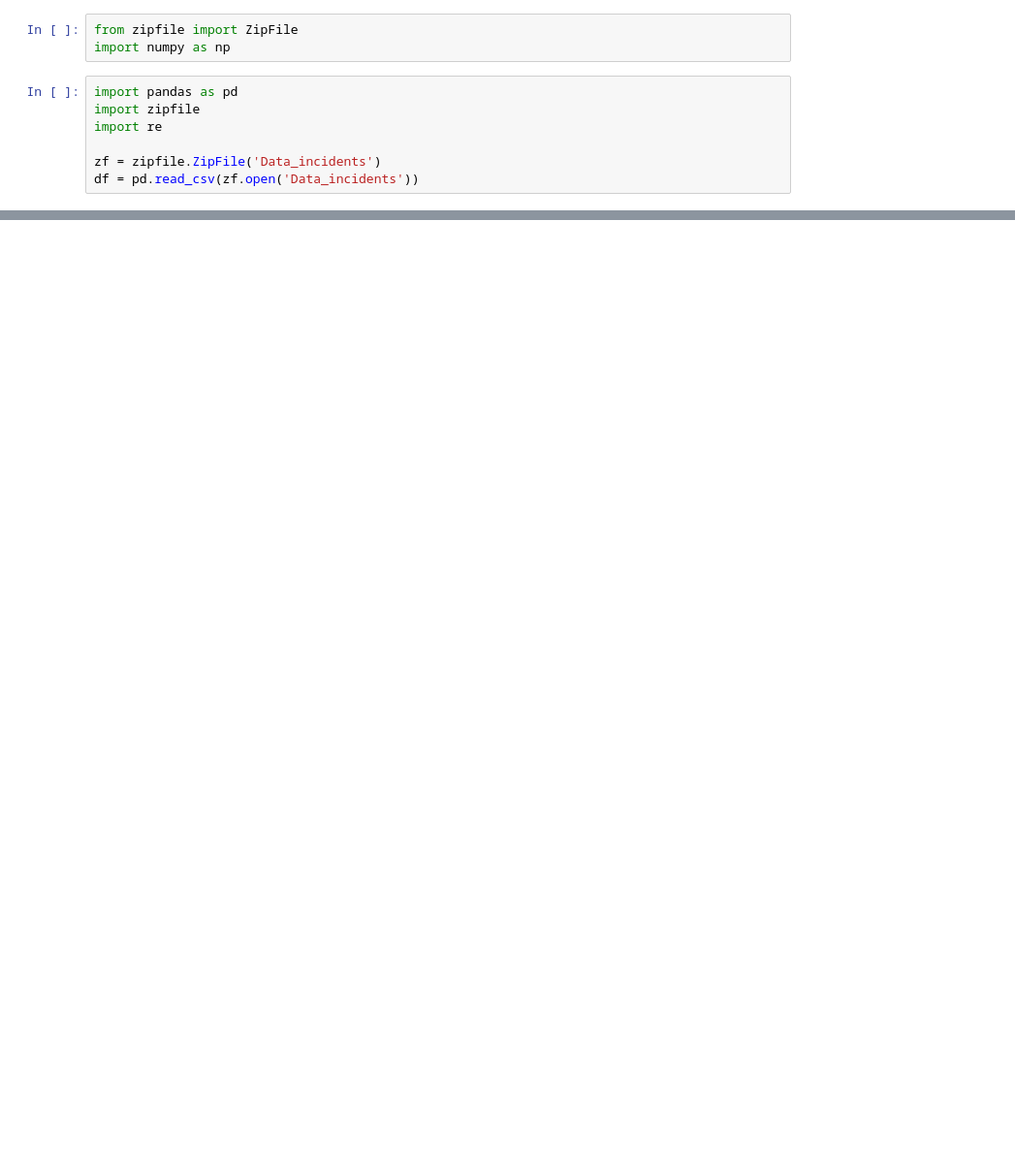
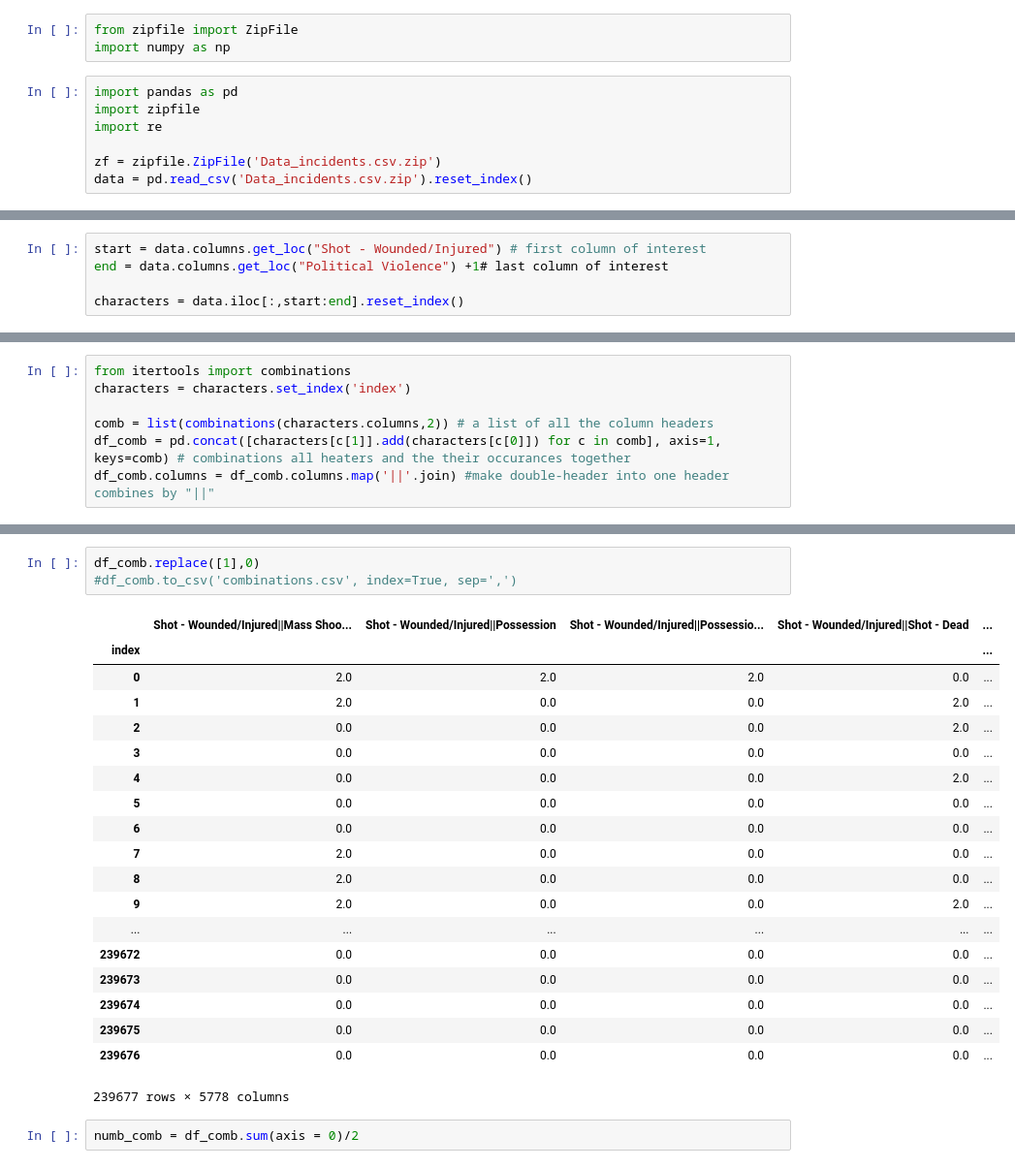
Before and after one commit to annabeck/Gun_Violence_E19, a Jupyter notebook: NetWork Model.ipynb, the cells around one changed output, grey strips where cells are left out. Shown at 97% size. Drawn from its saved outputs; the diff is of its cells as text; blank space fills up the shorter version.

```diff
--- a/NetWork Model.ipynb
+++ b/NetWork Model.ipynb
@@ -6,5 +6,5 @@ import pandas as pd
 import zipfile
 import re
 
-zf = zipfile.ZipFile('Data_incidents')
-df = pd.read_csv(zf.open('Data_incidents'))
+zf = zipfile.ZipFile('Data_incidents.csv.zip')
+data = pd.read_csv('Data_incidents.csv.zip').reset_index()
@@ -12,0 +40,5 @@ BadZipFile: File is not a zip file
+# %%
+start = data.columns.get_loc("Shot - Wounded/Injured") # first column of interest
+end = data.columns.get_loc("Political Violence") +1# last column of interest
+
+characters = data.iloc[:,start:end].reset_index()
@@ -12,0 +47,7 @@ BadZipFile: File is not a zip file
+# %%
+from itertools import combinations
+characters = characters.set_index('index')
+
+comb = list(combinations(characters.columns,2)) # a list of all the column headers
+df_comb = pd.concat([characters[c[1]].add(characters[c[0]]) for c in comb], axis=1, keys=comb) # combinations all heaters and the their occurances together
+df_comb.columns = df_comb.columns.map('||'.join) #make double-header into one header combines by "||"
@@ -12,0 +63,25 @@ BadZipFile: File is not a zip file
+# %%
+df_comb.replace([1],0)
+#df_comb.to_csv('combinations.csv', index=True, sep=',')
+# %% [output]
+|  | Shot - Wounded/Injured||Mass Shoo... | Shot - Wounded/Injured||Possession | Shot - Wounded/Injured||Possessio... | Shot - Wounded/Injured||Shot - Dead | ... |
+| index |  |  |  |  | ... |
+| 0 | 2.0 | 2.0 | 2.0 | 0.0 | ... |
+| 1 | 2.0 | 0.0 | 0.0 | 2.0 | ... |
+| 2 | 0.0 | 0.0 | 0.0 | 2.0 | ... |
+| 3 | 0.0 | 0.0 | 0.0 | 0.0 | ... |
+| 4 | 0.0 | 0.0 | 0.0 | 2.0 | ... |
+| 5 | 0.0 | 0.0 | 0.0 | 0.0 | ... |
+| 6 | 0.0 | 0.0 | 0.0 | 0.0 | ... |
+| 7 | 2.0 | 0.0 | 0.0 | 0.0 | ... |
+| 8 | 2.0 | 0.0 | 0.0 | 0.0 | ... |
+| 9 | 2.0 | 0.0 | 0.0 | 2.0 | ... |
+| ... | ... | ... | ... | ... | ... |
+| 239672 | 0.0 | 0.0 | 0.0 | 0.0 | ... |
+| 239673 | 0.0 | 0.0 | 0.0 | 0.0 | ... |
+| 239674 | 0.0 | 0.0 | 0.0 | 0.0 | ... |
+| 239675 | 0.0 | 0.0 | 0.0 | 0.0 | ... |
+| 239676 | 0.0 | 0.0 | 0.0 | 0.0 | ... |
+239677 rows × 5778 columns
+# %%
+numb_comb = df_comb.sum(axis = 0)/2
```
Also changed, not shown: parts of 18 cells of this notebook, 1 other file.
